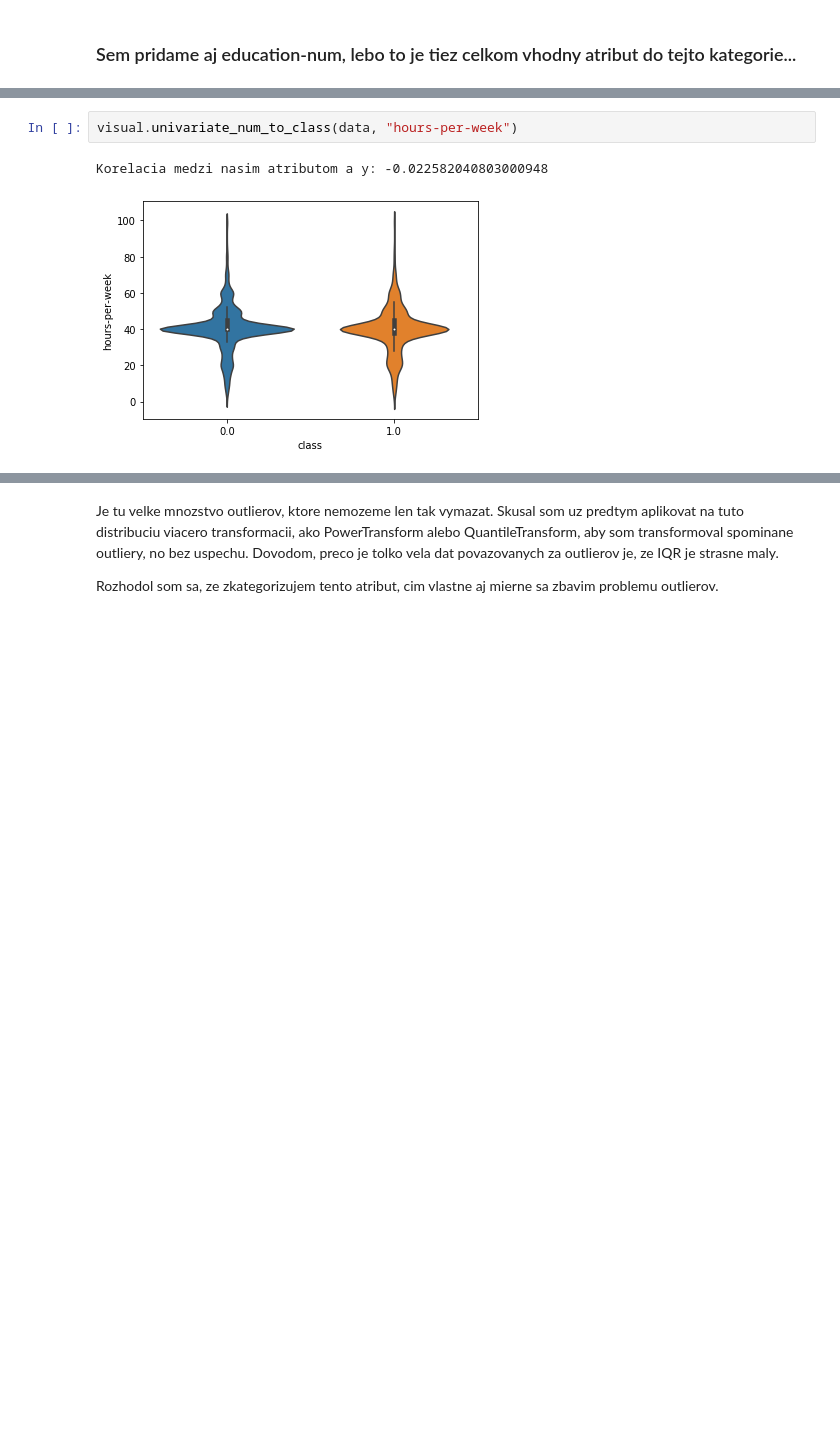
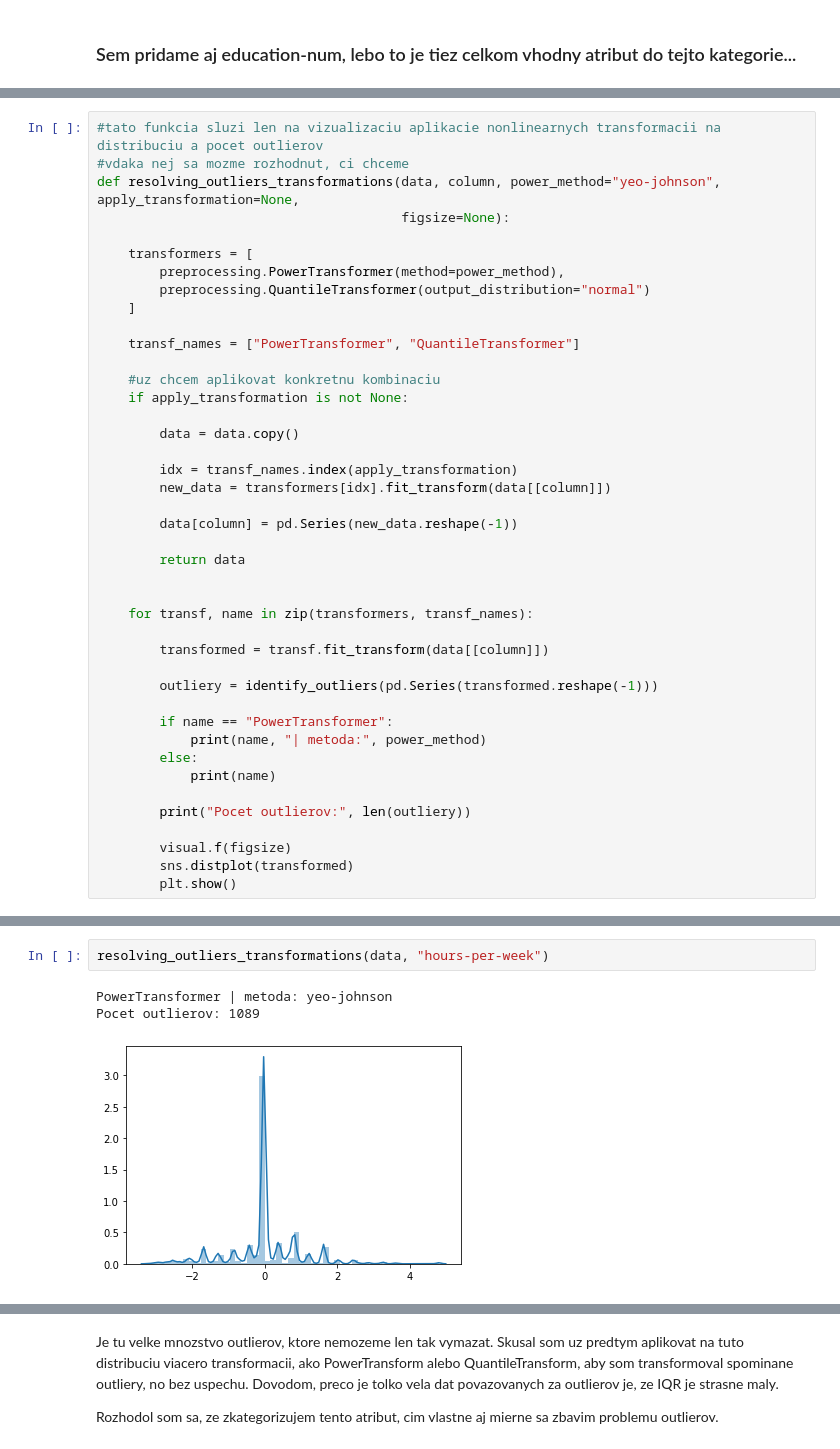
Before and after one commit to MakoHnat/IAU, a Jupyter notebook: Preprocessing_Marcel.ipynb, the cells around one changed output, grey strips where cells are left out. Drawn from its saved outputs; the diff is of its cells as text; blank space fills up the shorter version.

Commit message:
Kontrolovanie ntbku part1 + pridanie funkcii na riesenie outlierov

```diff
--- a/Preprocessing_Marcel.ipynb
+++ b/Preprocessing_Marcel.ipynb
@@ -561,0 +549,42 @@ Atribut income netreba extra riesit, chybamu zopar hodnot, ale tie sa doplnia pr
+# %%
+#tato funkcia sluzi len na vizualizaciu aplikacie nonlinearnych transformacii na distribuciu a pocet outlierov
+#vdaka nej sa mozme rozhodnut, ci chceme
+def resolving_outliers_transformations(data, column, power_method="yeo-johnson", apply_transformation=None,
+                                       figsize=None):
+
+    transformers = [
+        preprocessing.PowerTransformer(method=power_method),
+        preprocessing.QuantileTransformer(output_distribution="normal")
+    ]
+
+    transf_names = ["PowerTransformer", "QuantileTransformer"]
+
+    #uz chcem aplikovat konkretnu kombinaciu
+    if apply_transformation is not None:
+
+        data = data.copy()
+
+        idx = transf_names.index(apply_transformation)
+        new_data = transformers[idx].fit_transform(data[[column]])
+
+        data[column] = pd.Series(new_data.reshape(-1))
+
+        return data
+
+
+    for transf, name in zip(transformers, transf_names):
+
+        transformed = transf.fit_transform(data[[column]])
+
+        outliery = identify_outliers(pd.Series(transformed.reshape(-1)))
+
+        if name == "PowerTransformer":
+            print(name, "| metoda:", power_method)
+        else:
+            print(name)
+
+        print("Pocet outlierov:", len(outliery))
+
+        visual.f(figsize)
+        sns.distplot(transformed)
+        plt.show()
@@ -562,5 +720,6 @@ Atribut income netreba extra riesit, chybamu zopar hodnot, ale tie sa doplnia pr
 # %%
-visual.univariate_num_to_class(data, "hours-per-week")
+resolving_outliers_transformations(data, "hours-per-week")
 # %% [output]
-Korelacia medzi nasim atributom a y: -0.022582040803000948
+PowerTransformer | metoda: yeo-johnson
+Pocet outlierov: 1089
-[figure, old version]
+[figure, new version]
```
Also changed, not shown: parts of 185 cells of this notebook, 1 other file.
